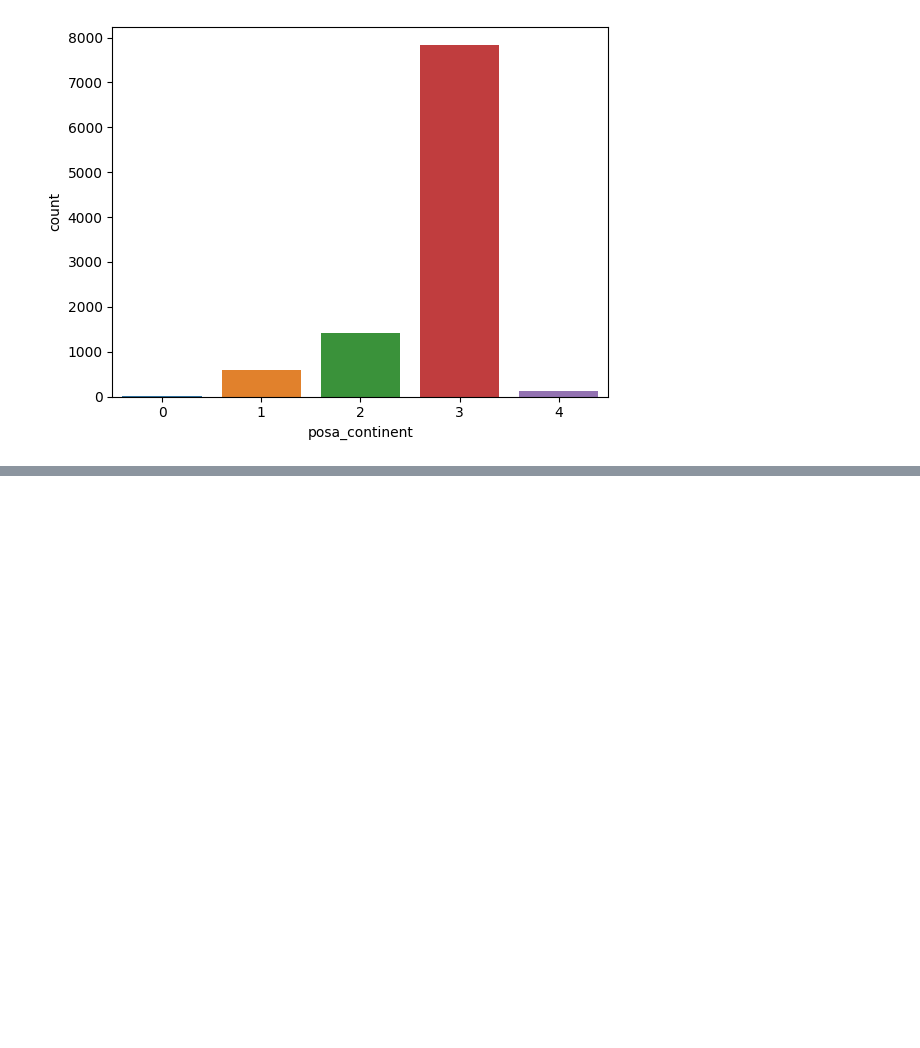
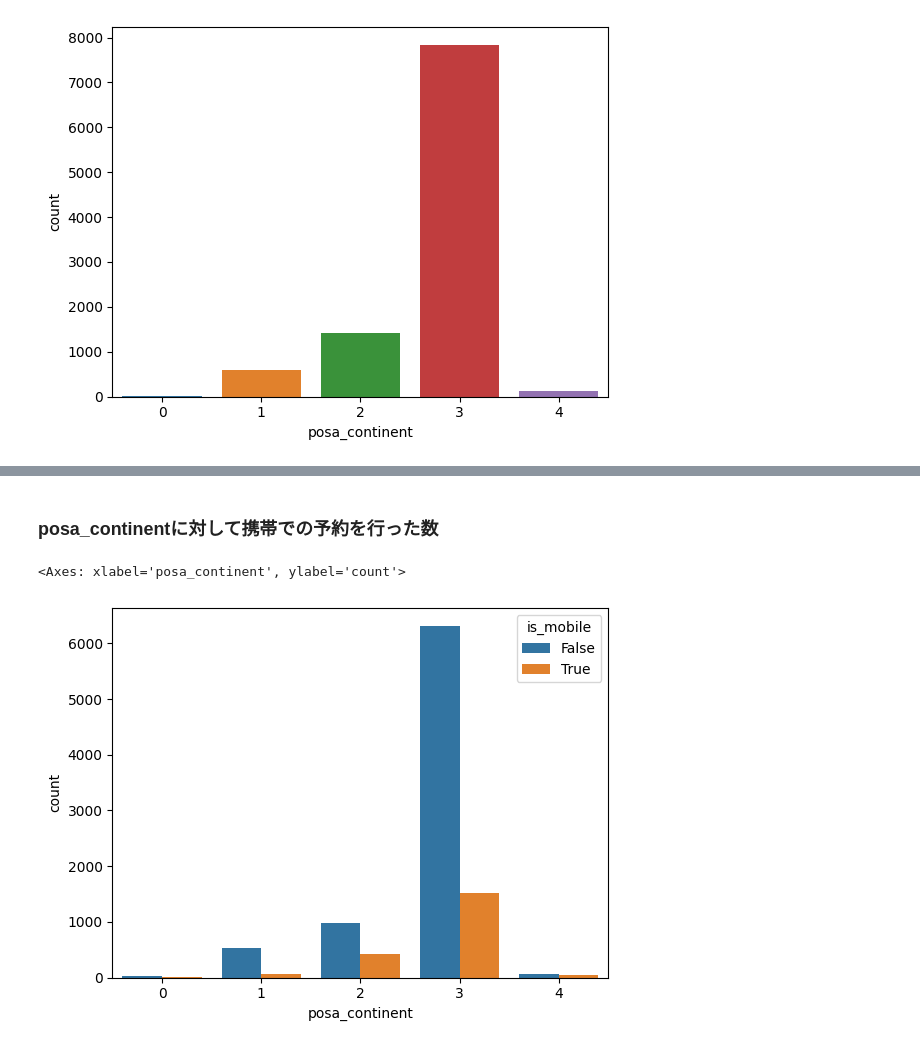
Before and after one commit to ac2393921/kaggle-expedia-hotel-recommendations, a Jupyter notebook: project/notebooks/eda.ipynb, the cells around one changed output, grey strips where cells are left out. Saved outputs shown, nothing was run; the diff lists cells and outputs as text; code cells hidden in the pictures; blank space fills up the shorter version.

```diff
--- a/project/notebooks/eda.ipynb
+++ b/project/notebooks/eda.ipynb
@@ -176,4 +172,0 @@ sns.countplot(x='hotel_continent', hue='posa_continent', data=train)
-# %%
-train["date_time"] = pd.to_datetime(train["date_time"])
-train["year"] = train["date_time"].dt.year
-train["month"] = train["date_time"].dt.month
@@ -187,0 +180,7 @@ sel_train = train[train.user_id.isin(sel_user_ids)]
+# %% [markdown]
+### posa_continentに対して携帯での予約を行った数
+# %%
+sns.countplot(x='posa_continent', hue='is_mobile', data = train)
+# %% [output]
+<Axes: xlabel='posa_continent', ylabel='count'>
+[figure, added]
```
Also changed, not shown: parts of 15 cells of this notebook.
